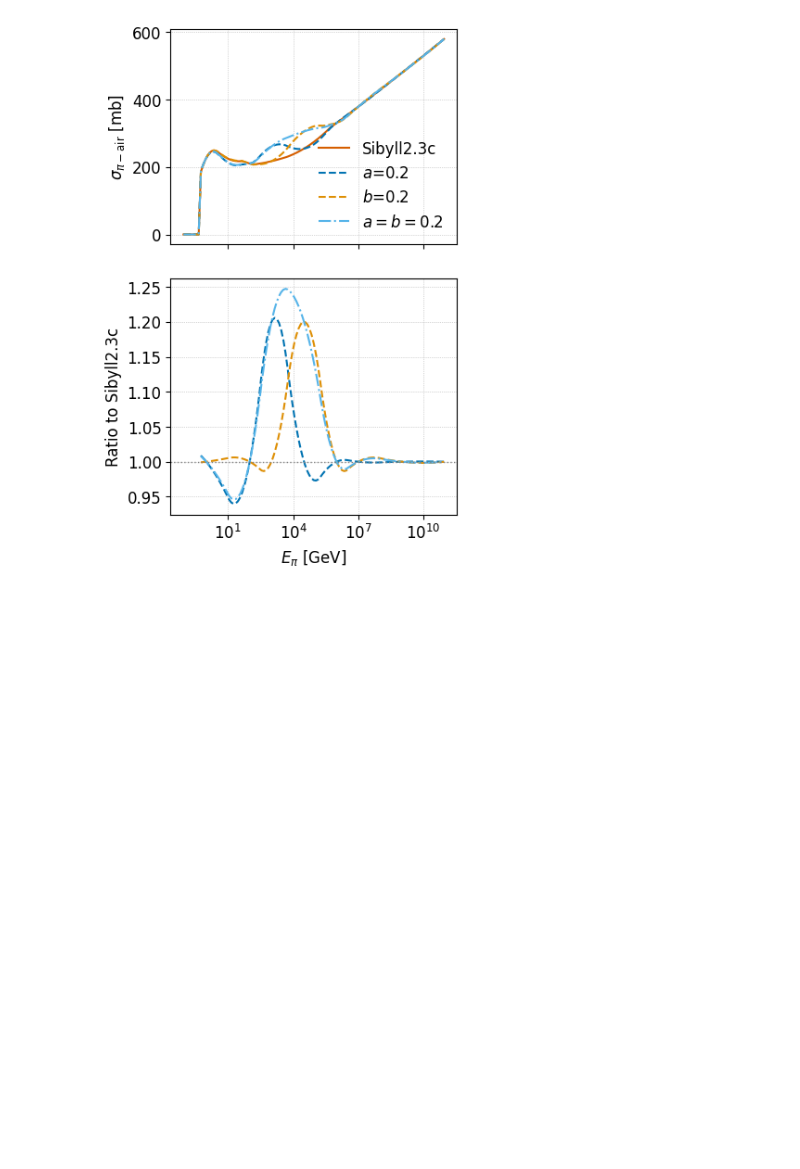
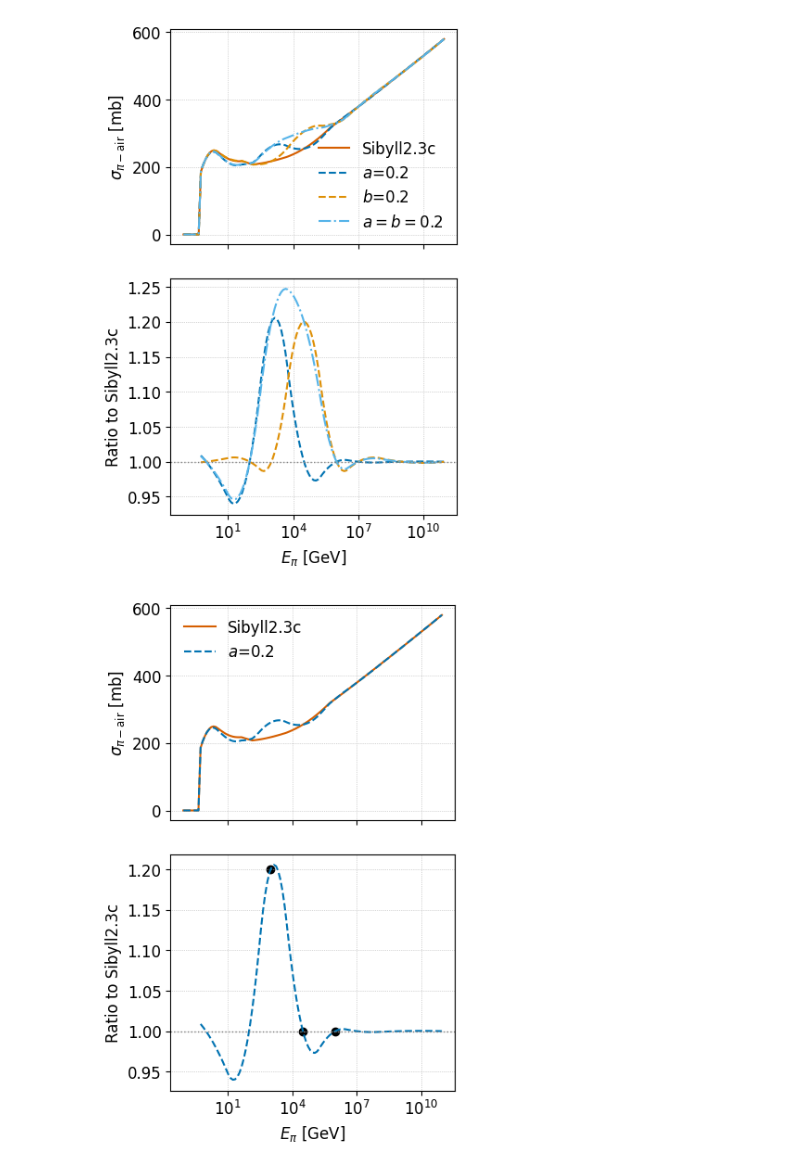
Before and after one commit to karohymon/cs-analysis, a Jupyter notebook: test_bsplineclass.ipynb, the cells around one changed output. Drawn from its saved outputs; the diff is of its cells as text; code cells hidden in the pictures; blank space fills up the shorter version.

Commit message:
add new plot

```diff
--- a/test_bsplineclass.ipynb
+++ b/test_bsplineclass.ipynb
@@ -263,3 +263,38 @@ plt.subplots_adjust(hspace=0.15)
 plt.savefig(plot_dir + "spline_modificaton_cschange.pdf",dpi=500)
 # %% [output]
 [figure]
+# %%
+fig, (ax1, ax2) = plt.subplots(2, 1, figsize=(fig_width, fig_height), sharex=True, height_ratios=[1, 1.1])
+
+# Upper plot: cross sections
+ax1.plot(mceq_air.e_grid, InteractionCrossSections(mceq_air._mceq_db, interaction_model=interactionmodel).get_cs(211, mbarn=True),
+         label='Sibyll2.3c', color=colors[3])
+ax1.plot(mceq_a.e_grid, modcs_a.get_cs(211, mbarn=True), label='$a$=0.2', color=colors[0], ls='--')
+
+#ax1.plot(mceq_a.e_grid, modcs_b.get_cs(211, mbarn=True), label='$b$=0.2', color=colors[1], ls='--')
+#ax1.plot(mceq_a.e_grid, modcs_all.get_cs(211, mbarn=True), label='$a=b=0.2$', color=colors[9], ls='-.')
+
+ax1.set_ylabel(r'$\sigma_{\pi - \mathrm{air}}$ [mb]')
+ax1.legend(frameon=False)
+ax1.grid(True, which='both', ls=':', lw=0.5)
+ax.set_xscale('log')
+
+# Lower plot: ratio to default
+default_cs = InteractionCrossSections(mceq_air._mceq_db, interaction_model=interactionmodel).get_cs(211, mbarn=True)
+
+ax2.plot(mceq_a.e_grid, modcs_a.get_cs(211, mbarn=True) / default_cs, label='mod $a$', color=colors[0], ls='--')
+ax2.scatter([1.e3,10**4.5,1e6],[1.2,1.0,1.],marker='o',color='black')
+#ax2.plot(mceq_a.e_grid, modcs_b.get_cs(211, mbarn=True) / default_cs, label='mod $b$', color=colors[1], ls='--')
+#ax2.plot(mceq_a.e_grid, modcs_all.get_cs(211, mbarn=True) / default_cs, label='mod $a=b$', color=colors[9], ls='-.')
+
+ax2.axhline(1.0, color='gray', lw=1, ls=':')
+ax2.set_xlabel(r'$E_{\pi}$ [GeV]')
+ax2.set_ylabel('Ratio to Sibyll2.3c')
+ax2.grid(True, which='both', ls=':', lw=0.5)
+ax2.set_xscale('log')
+
+plt.tight_layout()
+plt.subplots_adjust(hspace=0.15)
+plt.savefig(plot_dir + "spline_a_illustration.pdf",dpi=500)
+# %% [output]
+[figure, added]
```
